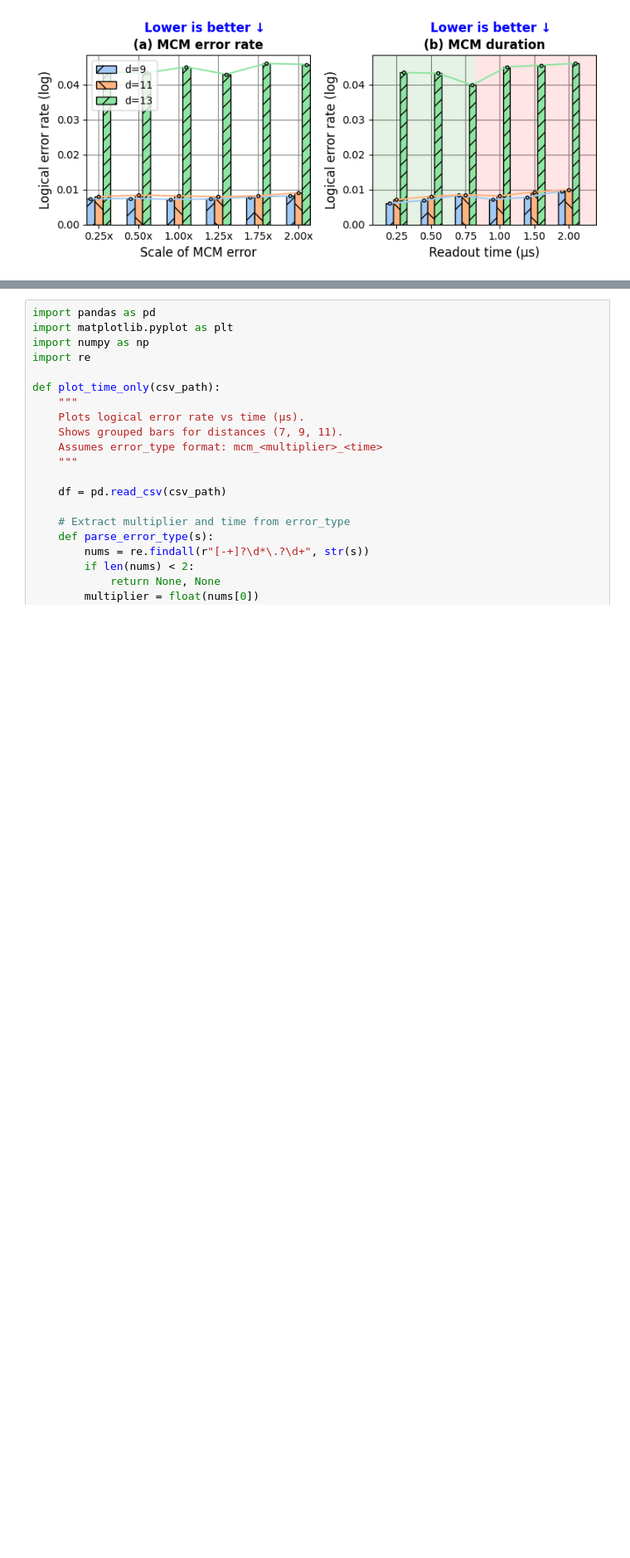
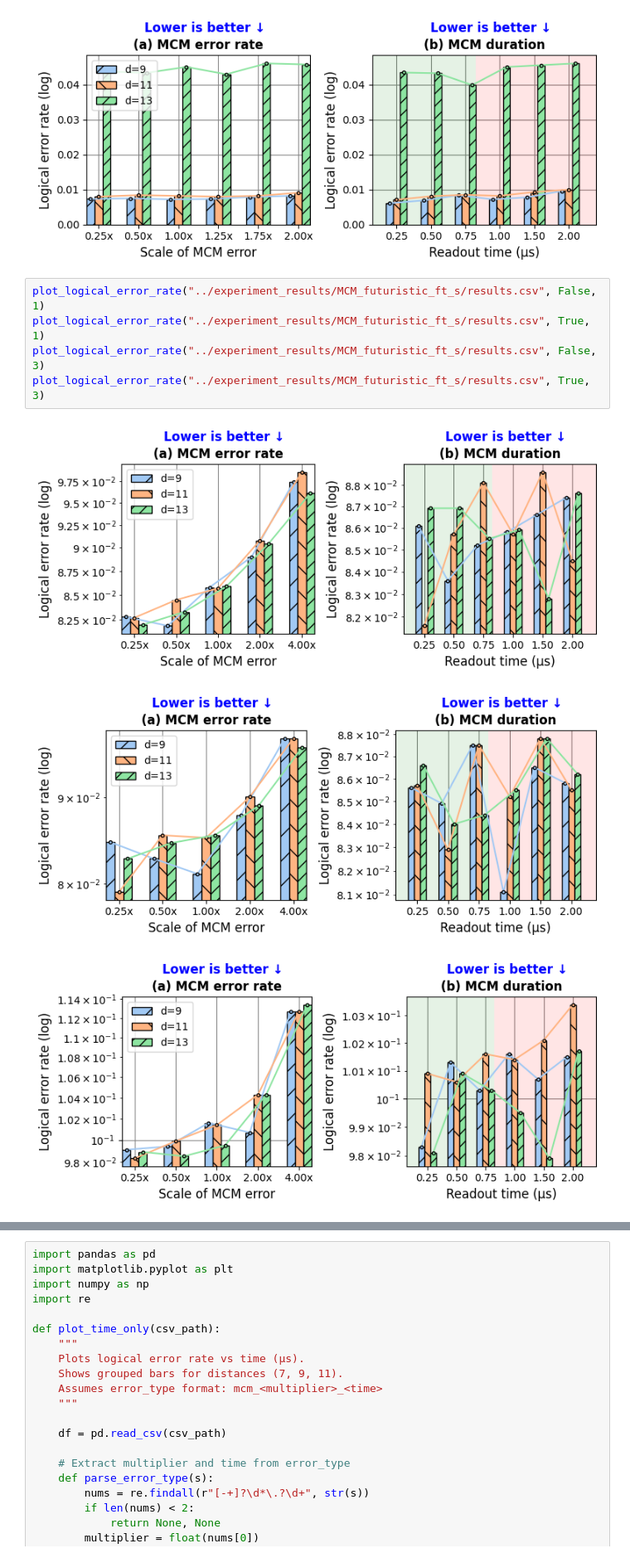
Before and after one commit to aswierkowska/eccentric_bench, a Jupyter notebook: utils/mcm_plot.ipynb, the cells around one changed output, grey strips where cells are left out. Shown at 83% size. Saved outputs shown, nothing was run; the diff lists cells and outputs as text; blank space fills up the shorter version.

```diff
--- a/utils/mcm_plot.ipynb
+++ b/utils/mcm_plot.ipynb
@@ -147,3 +153,12 @@ plot_logical_error_rate("../experiment_results/MCM_futuristic/results.csv", True
 # %% [output]
 [figure]
 [figure]
+# %%
+plot_logical_error_rate("../experiment_results/MCM_futuristic_ft_s/results.csv", False, 1)
+plot_logical_error_rate("../experiment_results/MCM_futuristic_ft_s/results.csv", True, 1)
+plot_logical_error_rate("../experiment_results/MCM_futuristic_ft_s/results.csv", False, 3)
+plot_logical_error_rate("../experiment_results/MCM_futuristic_ft_s/results.csv", True, 3)
+# %% [output]
+[figure, added]
+[figure, added]
+[figure, added]
```
Also changed, not shown: parts of 17 cells of this notebook, 19 other files.
